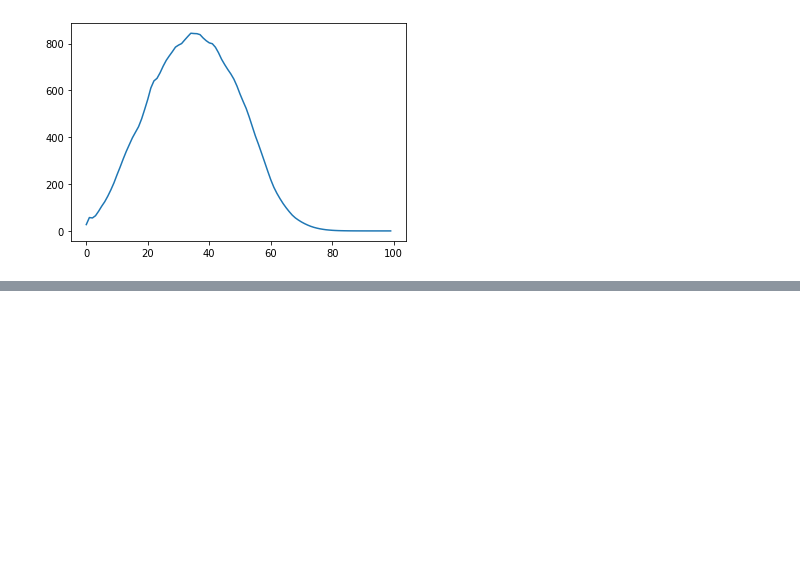
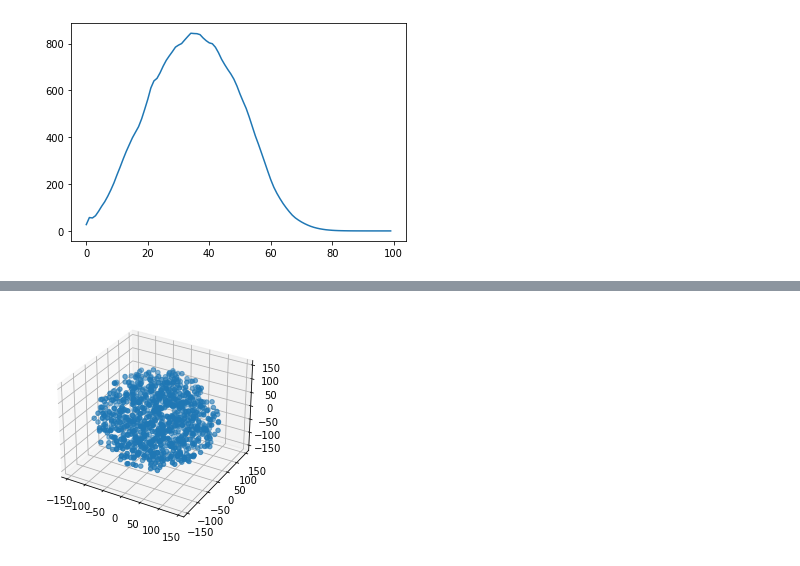
Before and after one commit to andygarciaserra/tsn-hyd_sims, a Jupyter notebook: G2-lcdm-gas.ipynb, the cells around one changed output, grey strips where cells are left out. Cells and saved outputs as stored; diff of their text form; code cells hidden in the pictures; blank space fills up the shorter version.

```diff
--- a/G2-lcdm-gas.ipynb
+++ b/G2-lcdm-gas.ipynb
@@ -101,3 +101,102 @@ plt.plot(histogram)
 [figure]
 # %%
 np.savetxt("histogram.txt", histogram, delimiter =", ")
+# %%
+#Create Distribution
+
+import random
+import numpy as np
+
+random.seed(77)
+
+npart = 1000
+Mtotal = 1e+12 #10e4msun
+rmax = 150 #kpc
+Vtot = 4*np.pi*(rmax**3)/3 #kpc^3
+n = npart/(Vtot) #kpc^-3
+meanlen = (1/n)**(1/3) #kpc
+
+soft = meanlen/30
+print(soft)
+
+sall = 1
+
+phi = np.random.uniform(0,2*np.pi,npart)
+costheta = np.random.uniform(-1,1,npart)
+u = np.random.uniform(0,1,npart)
+
+theta = np.arccos( costheta )
+r = rmax *u**(1/3)
+
+x = r * np.sin( theta) * np.cos( phi )
+y = r * np.sin( theta) * np.sin( phi )
+z = r * np.cos( theta )
+
+ID = np.linspace(1,npart,npart,dtype = int)
+
+#Check uniformity
+fig = plt.figure()
+ax = fig.add_subplot(111, projection='3d')
+ax.scatter(x,y,z)
+
+plt.figure(figsize=(10,10))
+plt.scatter(x,y,s=sall)
+plt.figure(figsize=(10,10))
+plt.scatter(x,z,s=sall)
+plt.figure(figsize=(10,10))
+plt.scatter(y,z,s=sall)
+
+x.shape = (npart,1)
+y.shape = (npart,1)
+z.shape = (npart,1)
+Coordinates = np.concatenate((x,y,z),axis = 1)
+Velocities = np.zeros_like(Coordinates)
+
+#Create hdf5
+
+import h5py
+import sys
+
+filename = 'SphereIC.hdf5'
+
+!rm SphereIC.hdf5
+#Create File
+file = h5py.File(filename,'w')
+
+#Create Group
+header = file.create_group("Header")
+PartType1 = file.create_group("PartType1")
+
+coordsDSET = file.create_dataset("/PartType1/Coordinates", (npart,3), dtype =  h5py.h5t.IEEE_F32LE)
+IDsDSET = file.create_dataset("/PartType1/ParticleIDs", (npart,), dtype =   h5py.h5t.STD_U32LE)
+velsDSET = file.create_dataset("/PartType1/Velocities", (npart,3), dtype =  h5py.h5t.IEEE_F32LE)
+
+coordsDSET[...] = Coordinates
+IDsDSET[...] = ID
+velsDSET[...] = Velocities
+
+
+nparts = np.zeros(3)
+nparts[1] = npart
+header.attrs['NumPart_ThisFile']    = nparts
+
+massvec = np.zeros(3)
+massvec[1] = Mtotal/npart
+
+header.attrs['MassTable']           = massvec
+header.attrs['Time']                = 0
+header.attrs['Redshift']            = 15
+header.attrs['NumPart_Total']       = nparts
+header.attrs['NumFilesPerSnapshot'] = 1
+header.attrs['BoxSize']             = 1.0
+header.attrs['Omega0']              = 1.0
+header.attrs['OmegaLambdda']        = 0.
+header.attrs['HubbleParam']         = 0.7
+header.attrs['Flag_Entropy_ICs']    = 0
+header.attrs['NumPart_Total_HighWord'] = np.zeros(3)
+
+
+# Close the file before exiting
+#
+file.close()
+# %% [output]
@@ -103,0 +205 @@ np.savetxt("histogram.txt", histogram, delimiter =", ")
+[figure, added]
```
Also changed, not shown: parts of 1 cell of this notebook, 12 other files.
